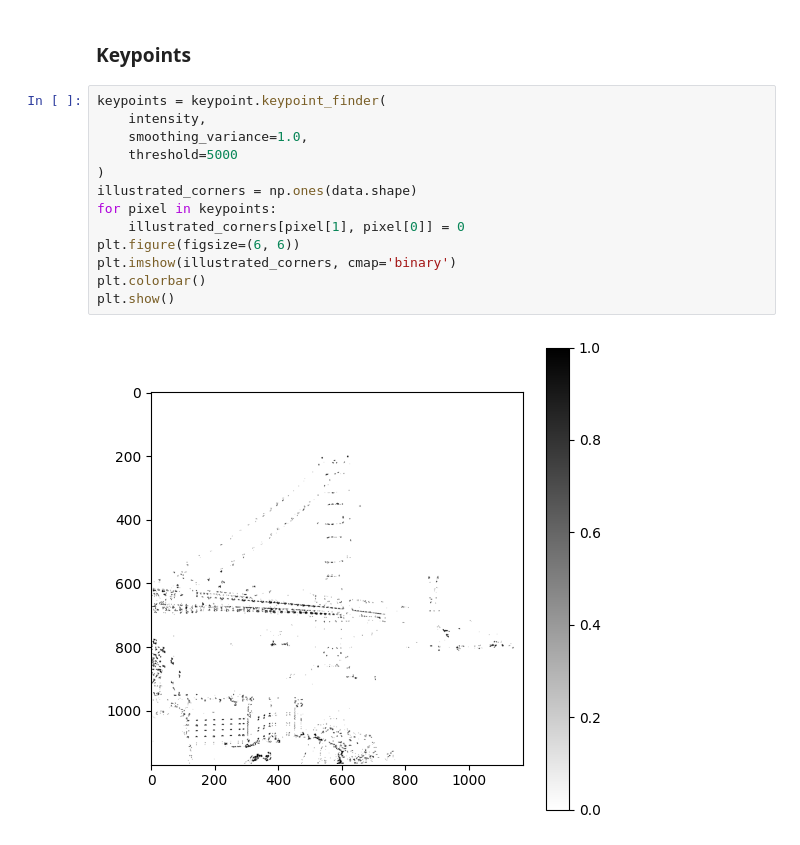
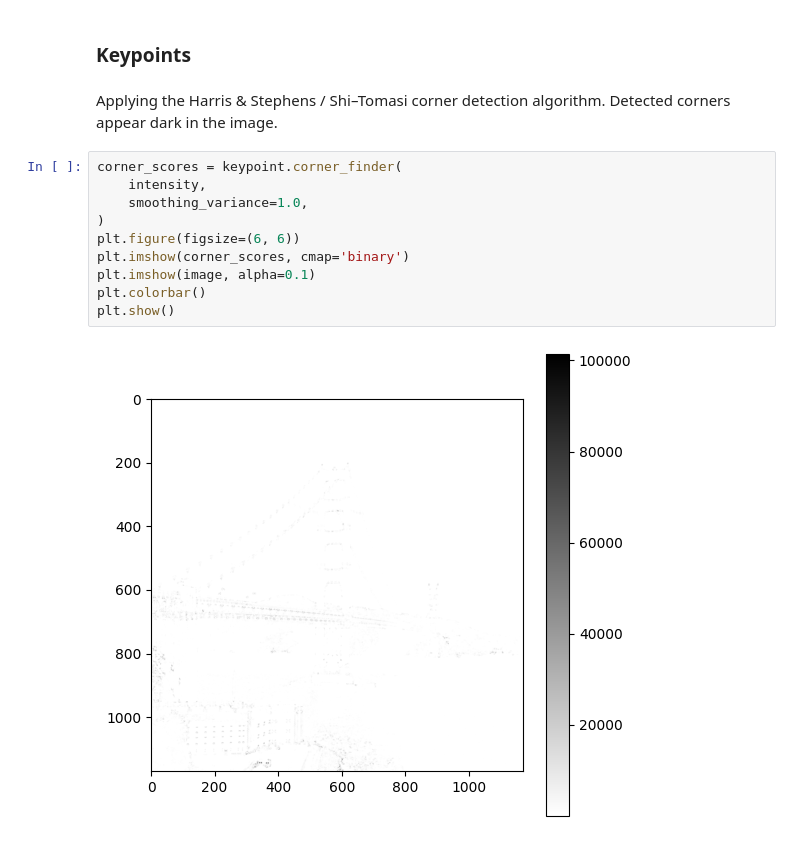
Before and after one commit to davisarthur/Photogrammetry, a Jupyter notebook: src/notebooks/keypoint.ipynb, the cells around one changed output. Cells and saved outputs as stored; diff of their text form.

```diff
--- a/src/notebooks/keypoint.ipynb
+++ b/src/notebooks/keypoint.ipynb
@@ -27,18 +27,17 @@ plt.show()
 [figure]
 # %% [markdown]
 ### Keypoints
+# %% [markdown]
+Applying the Harris & Stephens / Shi–Tomasi corner detection algorithm. Detected corners appear dark in the image.
 # %%
-keypoints = keypoint.keypoint_finder(
+corner_scores = keypoint.corner_finder(
     intensity,
     smoothing_variance=1.0,
-    threshold=5000
 )
-illustrated_corners = np.ones(data.shape)
-for pixel in keypoints:
-    illustrated_corners[pixel[1], pixel[0]] = 0
 plt.figure(figsize=(6, 6))
-plt.imshow(illustrated_corners, cmap='binary')
+plt.imshow(corner_scores, cmap='binary')
+plt.imshow(image, alpha=0.1)
 plt.colorbar()
 plt.show()
 # %% [output]
-[figure, old version]
+[figure, new version]
```
Also changed, not shown: parts of 5 cells of this notebook, 2 other files.
